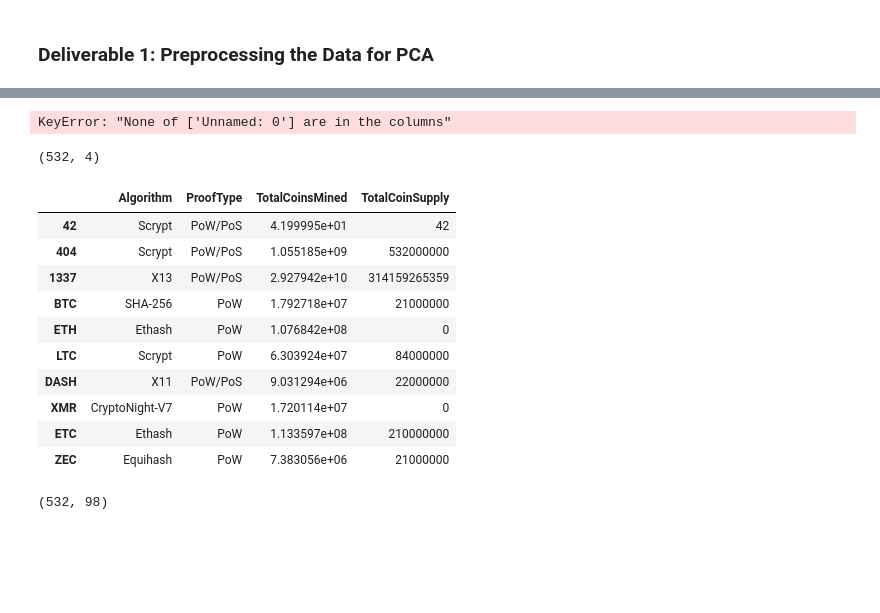
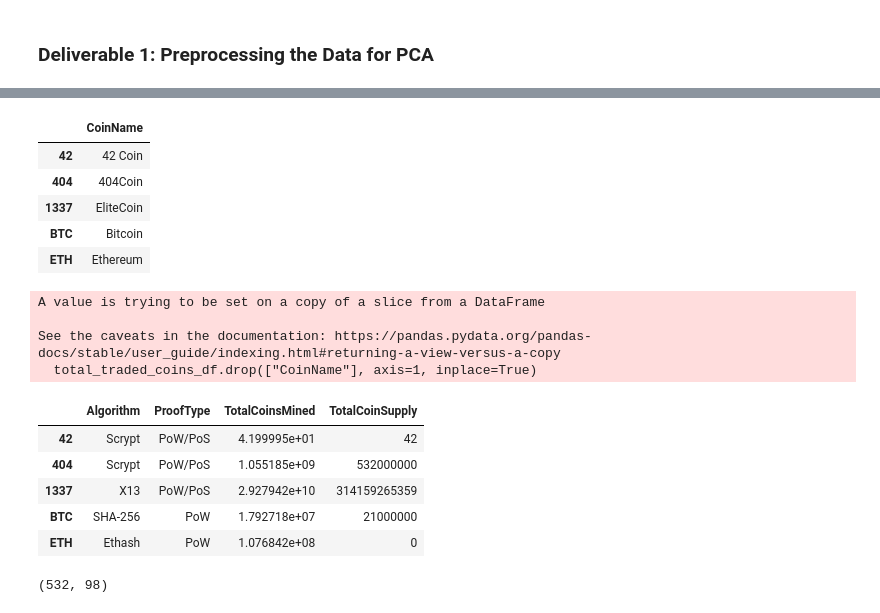
Before and after one commit to SamvsP4K/Unsupervised_Crypto_Analysis, a Jupyter notebook: crypto_clustering.ipynb, the cells around one changed output, grey strips where cells are left out. Saved outputs shown, nothing was run; the diff lists cells and outputs as text; code cells hidden in the pictures; blank space fills up the shorter version.

```diff
--- a/crypto_clustering.ipynb
+++ b/crypto_clustering.ipynb
@@ -15,6 +15,6 @@ from sklearn.cluster import KMeans
 # Load the crypto_data.csv dataset.
 file_path = "data/crypto_data.csv"
 
-crypto_df = pd.read_csv(file_path)
+crypto_df = pd.read_csv(file_path, index_col=0)
 crypto_df.head()
 # %% [output]
@@ -27,8 +27,5 @@ crypto_df.head()
 # %%
-#creating a copy of df
-crypto_df_copy = crypto_df.copy()
-
 # Keep all the cryptocurrencies that are being traded.
-traded_crypto_df = crypto_df_copy.loc[crypto_df_copy["IsTrading"] == True]
+traded_crypto_df = crypto_df.loc[crypto_df["IsTrading"] == True]
 traded_crypto_df.head()
 # %% [output]
@@ -67,6 +63,6 @@ dtype: int64
 # %%
 # Remove rows that have at least 1 null value.
-traded_crypto_df.dropna(inplace=True)
+cleaned_crypto_df = traded_crypto_df.dropna()
 
-traded_crypto_df.isnull().sum()
+cleaned_crypto_df.isnull().sum()
 # %% [output]
@@ -84,5 +94,5 @@ dtype: int64
 # %%
 # Keep the rows where coins are mined.
-total_traded_coins_df = traded_crypto_df.loc[traded_crypto_df["TotalCoinsMined"] > 0]
-total_traded_coins_df
+total_traded_coins_df = cleaned_crypto_df.loc[cleaned_crypto_df["TotalCoinsMined"] > 0]
+total_traded_coins_df.head()
 # %% [output]
@@ -109,23 +105,28 @@ Index(['Unnamed: 0', 'CoinName', 'Algorithm', 'ProofType', 'TotalCoinsMined',
 # %%
 # Create a new DataFrame that holds only the cryptocurrencies names.
-crypto_names = pd.DataFrame(total_traded_coins_df["CoinName"]).set_index('Unnamed: 0')
+crypto_names = pd.DataFrame(total_traded_coins_df["CoinName"])
+crypto_names.head()
 # %% [output]
-KeyError: "None of ['Unnamed: 0'] are in the columns"
+|  | CoinName |
+| 42 | 42 Coin |
+| 404 | 404Coin |
+| 1337 | EliteCoin |
+| BTC | Bitcoin |
+| ETH | Ethereum |
 # %%
 # Drop the 'CoinName' column since it's not going to be used on the clustering algorithm.
-# YOUR CODE HERE
+total_traded_coins_df.drop(["CoinName"], axis=1, inplace=True)
+total_traded_coins_df.head()
 # %% [output]
-(532, 4)
+A value is trying to be set on a copy of a slice from a DataFrame
+
+See the caveats in the documentation: https://pandas.pydata.org/pandas-docs/stable/user_guide/indexing.html#returning-a-view-versus-a-copy
+  total_traded_coins_df.drop(["CoinName"], axis=1, inplace=True)
 |  | Algorithm | ProofType | TotalCoinsMined | TotalCoinSupply |
 | 42 | Scrypt | PoW/PoS | 4.199995e+01 | 42 |
 | 404 | Scrypt | PoW/PoS | 1.055185e+09 | 532000000 |
 | 1337 | X13 | PoW/PoS | 2.927942e+10 | 314159265359 |
 | BTC | SHA-256 | PoW | 1.792718e+07 | 21000000 |
 | ETH | Ethash | PoW | 1.076842e+08 | 0 |
-| LTC | Scrypt | PoW | 6.303924e+07 | 84000000 |
-| DASH | X11 | PoW/PoS | 9.031294e+06 | 22000000 |
-| XMR | CryptoNight-V7 | PoW | 1.720114e+07 | 0 |
-| ETC | Ethash | PoW | 1.133597e+08 | 210000000 |
-| ZEC | Equihash | PoW | 7.383056e+06 | 21000000 |
 # %%
 # Use get_dummies() to create variables for text features.
```
Also changed, not shown: parts of 11 cells of this notebook.
